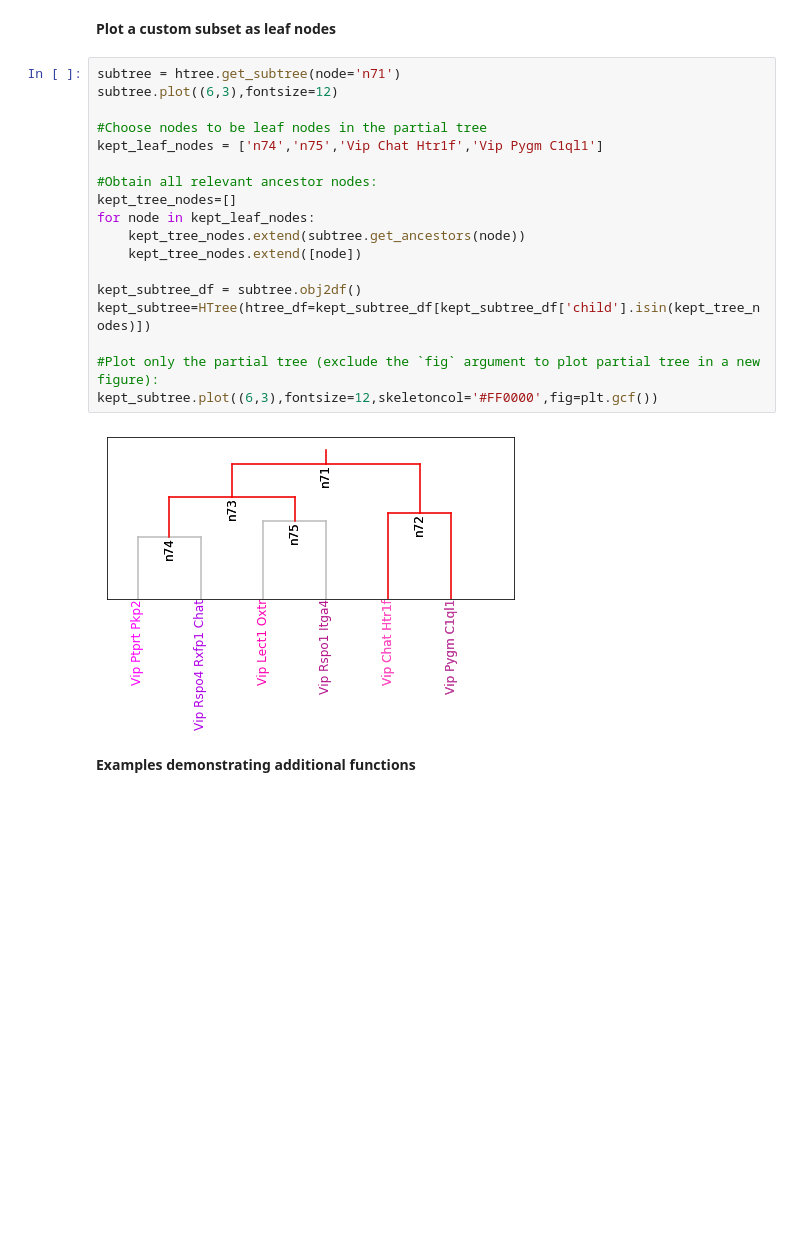
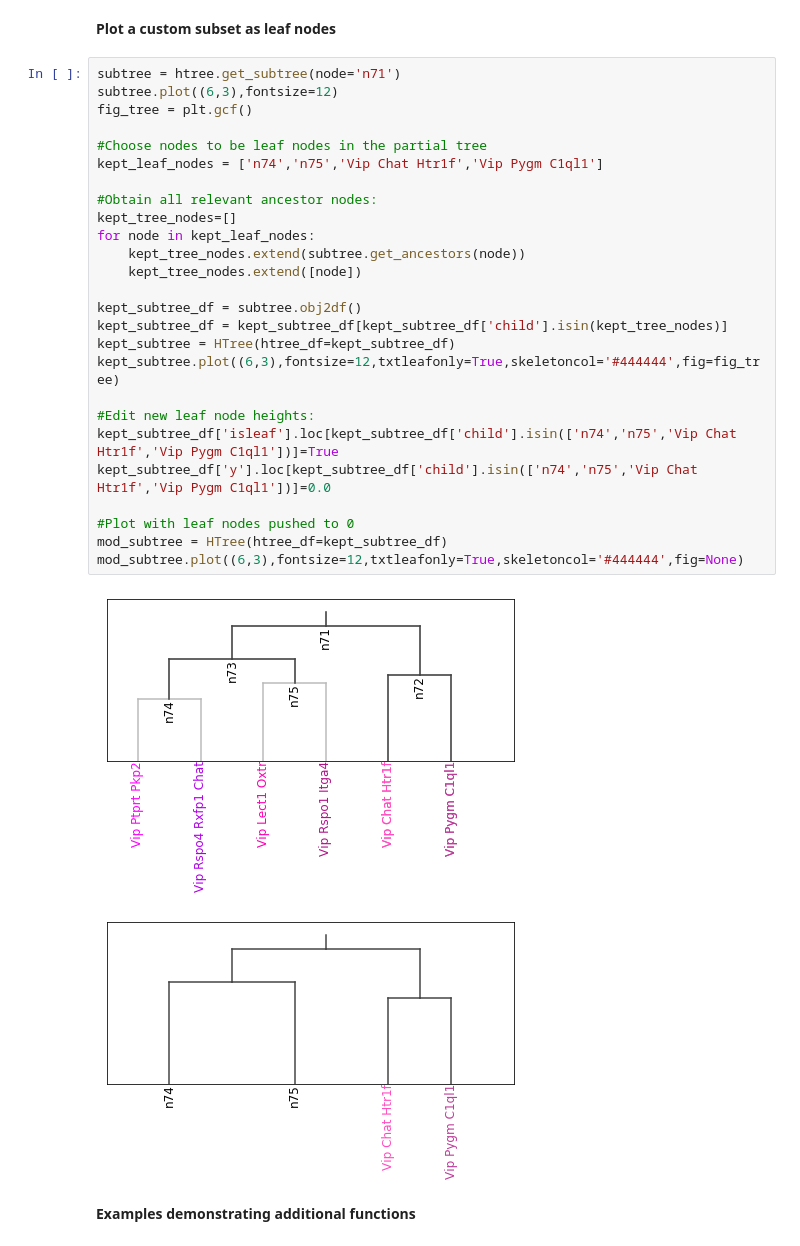
Before and after one commit to AllenInstitute/celltype_hierarchy, a Jupyter notebook: examples.ipynb, the cells around one changed output. Saved outputs shown, nothing was run; the diff lists cells and outputs as text; blank space fills up the shorter version.

Commit message:
Partial tree plot example update

```diff
--- a/examples.ipynb
+++ b/examples.ipynb
@@ -86,23 +86,32 @@ n72
 # %%
 subtree = htree.get_subtree(node='n71')
 subtree.plot((6,3),fontsize=12)
+fig_tree = plt.gcf()
 
 #Choose nodes to be leaf nodes in the partial tree
 kept_leaf_nodes = ['n74','n75','Vip Chat Htr1f','Vip Pygm C1ql1']
 
 #Obtain all relevant ancestor nodes:
 kept_tree_nodes=[]
 for node in kept_leaf_nodes:
     kept_tree_nodes.extend(subtree.get_ancestors(node))
     kept_tree_nodes.extend([node])
 
 kept_subtree_df = subtree.obj2df()
-kept_subtree=HTree(htree_df=kept_subtree_df[kept_subtree_df['child'].isin(kept_tree_nodes)])
+kept_subtree_df = kept_subtree_df[kept_subtree_df['child'].isin(kept_tree_nodes)]
+kept_subtree = HTree(htree_df=kept_subtree_df)
+kept_subtree.plot((6,3),fontsize=12,txtleafonly=True,skeletoncol='#444444',fig=fig_tree)
 
-#Plot only the partial tree (exclude the `fig` argument to plot partial tree in a new figure):
-kept_subtree.plot((6,3),fontsize=12,skeletoncol='#FF0000',fig=plt.gcf())
+#Edit new leaf node heights:
+kept_subtree_df['isleaf'].loc[kept_subtree_df['child'].isin(['n74','n75','Vip Chat Htr1f','Vip Pygm C1ql1'])]=True
+kept_subtree_df['y'].loc[kept_subtree_df['child'].isin(['n74','n75','Vip Chat Htr1f','Vip Pygm C1ql1'])]=0.0
+
+#Plot with leaf nodes pushed to 0
+mod_subtree = HTree(htree_df=kept_subtree_df)
+mod_subtree.plot((6,3),fontsize=12,txtleafonly=True,skeletoncol='#444444',fig=None)
 # %% [output]
-[figure, old version]
+[figure, new version]
+[figure, added]
 # %% [markdown]
 **Examples demonstrating additional functions**
 # %%
```
